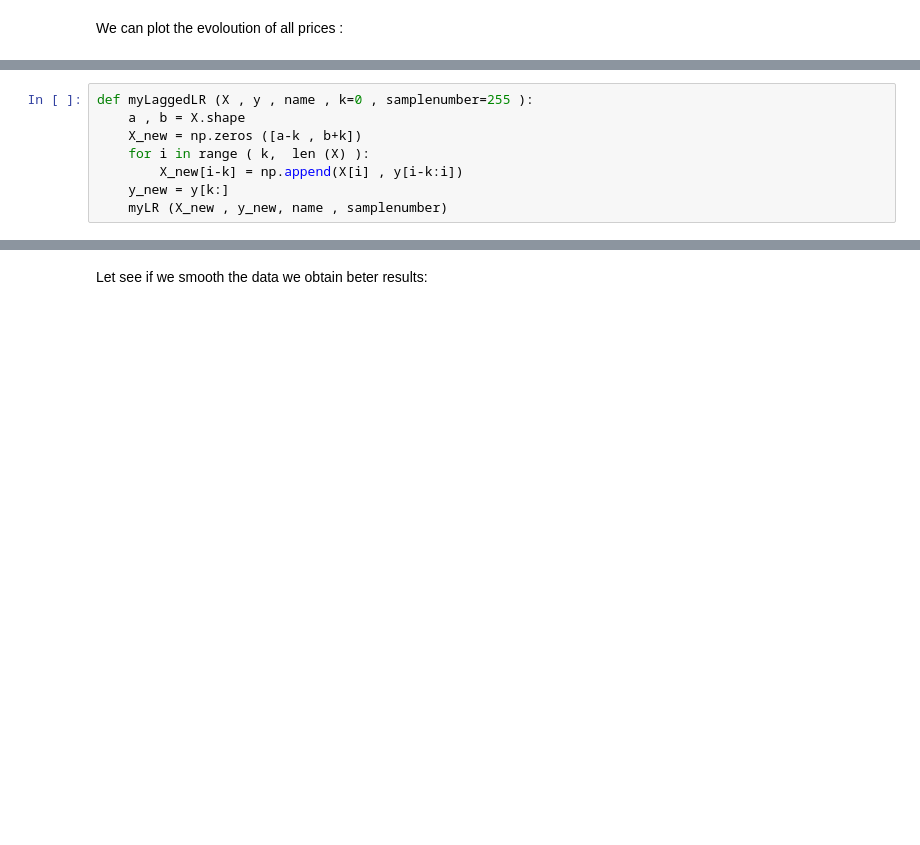
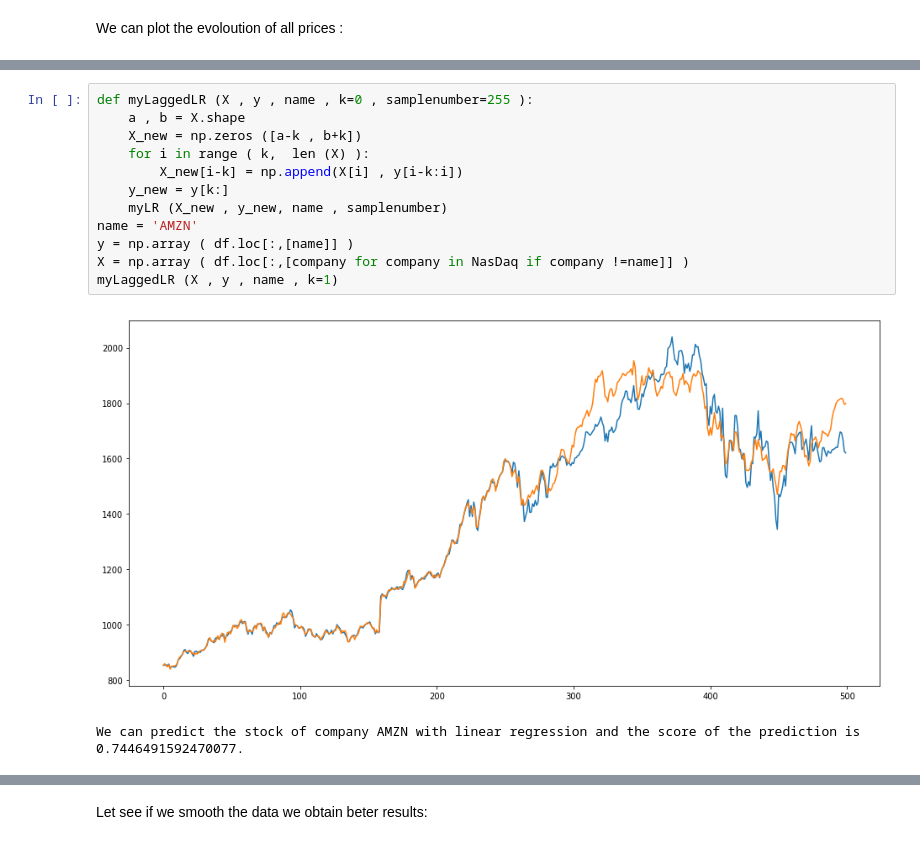
Before and after one commit to SaeedHK/stockML, a Jupyter notebook: JSONReadingOnline.ipynb, the cells around one changed output, grey strips where cells are left out. Saved outputs shown, nothing was run; the diff lists cells and outputs as text; blank space fills up the shorter version.

```diff
--- a/JSONReadingOnline.ipynb
+++ b/JSONReadingOnline.ipynb
@@ -125,8 +215,15 @@ Let's build our data to answer this question:
 # %%
 def myLaggedLR (X , y , name , k=0 , samplenumber=255 ):
     a , b = X.shape
     X_new = np.zeros ([a-k , b+k])
     for i in range ( k,  len (X) ):
         X_new[i-k] = np.append(X[i] , y[i-k:i])
     y_new = y[k:]
     myLR (X_new , y_new, name , samplenumber)
+name = 'AMZN'
+y = np.array ( df.loc[:,[name]] )
+X = np.array ( df.loc[:,[company for company in NasDaq if company !=name]] )
+myLaggedLR (X , y , name , k=1)
+# %% [output]
+[figure, added]
+We can predict the stock of company AMZN with linear regression and the score of the prediction is 0.7446491592470077.
```
Also changed, not shown: parts of 23 cells of this notebook, 1 other file.
